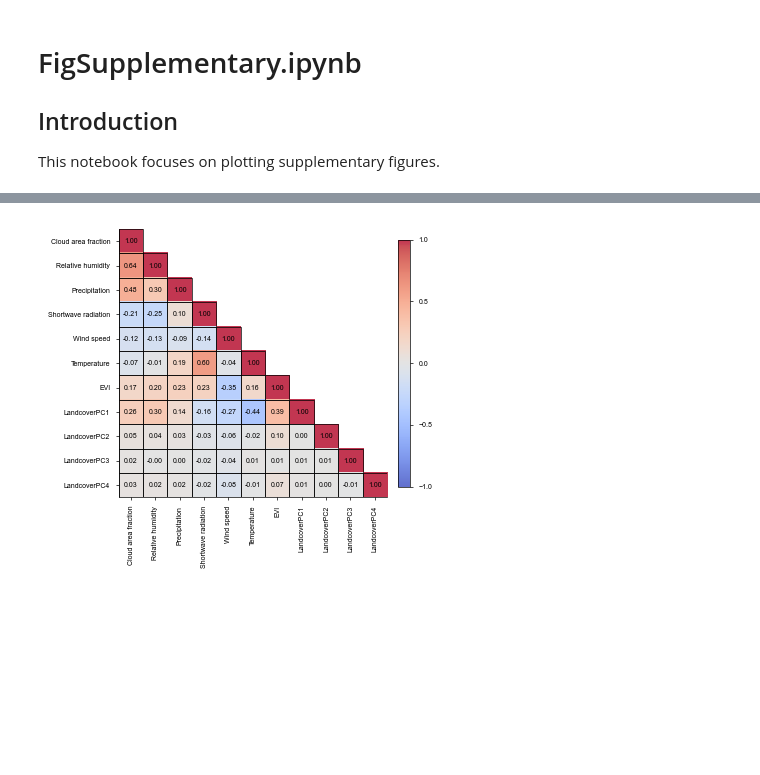
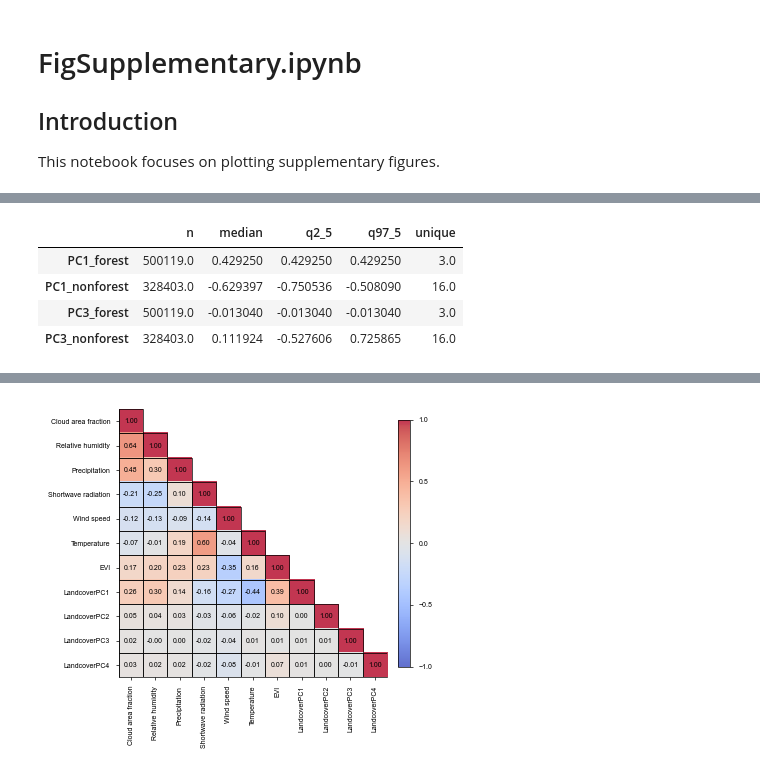
Before and after one commit to KLKua/DeepSDM, a Jupyter notebook: FigSupplementary.ipynb, the cells around one changed output, grey strips where cells are left out. Drawn from its saved outputs; the diff is of its cells as text; code cells hidden in the pictures; blank space fills up the shorter version.

```diff
--- a/FigSupplementary.ipynb
+++ b/FigSupplementary.ipynb
@@ -208,0 +514,81 @@ Pairwise results (species-level medians):
+# %%
+# Read yearly landcover rasters → flatten to 1D vectors (aligned with df rows)
+def read_landcover_codes_for_year(year):
+    path = os.path.join(PU.plot_path_suppl, 'landcover_raw_tif', f"landcover_raw_class_{year}.tif")
+    with rasterio.open(path) as ds:
+        arr = ds.read(1)
+        flat = arr[PU.extent_binary == 1]  # Mask to study area
+    return flat
+# %%
+# pool 2001–2018 across all pixel-years
+pc1_forest, pc1_nonforest = [], []
+pc3_forest, pc3_nonforest = [], []
+
+for y in YEARS:
+    # Read landcover codes
+    lc_codes = read_landcover_codes_for_year(y)  # shape = (n_pixels,)
+    is_valid_lc = ~np.isnan(lc_codes)
+    is_forest = np.isin(lc_codes, list(FOREST_CODES)) & is_valid_lc
+
+    # PC columns for the given year (use the Jan 1 column from df)
+    col_pc1 = pc_col(1, y)
+    col_pc3 = pc_col(3, y)
+    if (col_pc1 not in PU.df_env_pca.columns) or (col_pc3 not in PU.df_env_pca.columns):
+        raise KeyError(f"Missing columns in PU.df_env_pca: {col_pc1} or {col_pc3}")
+
+    v_pc1 = PU.df_env_pca[col_pc1].to_numpy(np.float64)
+    v_pc3 = PU.df_env_pca[col_pc3].to_numpy(np.float64)
+    valid_pc1 = np.isfinite(v_pc1)
+    valid_pc3 = np.isfinite(v_pc3)
+
+    # Per-year per-pixel grouping: Forest vs. Non-forest
+    mask1 = is_forest & valid_pc1
+    mask0 = (~is_forest) & valid_pc1
+    pc1_forest.append(v_pc1[mask1]); pc1_nonforest.append(v_pc1[mask0])
+
+    mask1 = is_forest & valid_pc3
+    mask0 = (~is_forest) & valid_pc3
+    pc3_forest.append(v_pc3[mask1]); pc3_nonforest.append(v_pc3[mask0])
+
+# Concatenate all years
+pc1_forest = np.concatenate(pc1_forest) if pc1_forest else np.array([], dtype=float)
+pc1_nonforest = np.concatenate(pc1_nonforest) if pc1_nonforest else np.array([], dtype=float)
+pc3_forest = np.concatenate(pc3_forest) if pc3_forest else np.array([], dtype=float)
+pc3_nonforest = np.concatenate(pc3_nonforest) if pc3_nonforest else np.array([], dtype=float)
+
+# (Optional) Downsample to speed up plotting/permutation
+def downsample_pair(x1, x0, max_total=MAX_N, seed=42):
+    if max_total is None or max_total <= 0:
+        return x1, x0
+    half = max_total // 2
+    rng = np.random.default_rng(seed)
+    def take(v):
+        return v if v.size <= half else v[rng.choice(v.size, size=half, replace=False)]
+    return take(x1), take(x0)
+
+pc1_forest_ds, pc1_nonforest_ds = downsample_pair(pc1_forest, pc1_nonforest, MAX_N)
+pc3_forest_ds, pc3_nonforest_ds = downsample_pair(pc3_forest, pc3_nonforest, MAX_N)
+
+# Quick summary
+def quick_summ(arr):
+    return dict(
+        n=arr.size,
+        median=float(np.median(arr)),
+        q2_5=float(np.percentile(arr, 2.5)),
+        q97_5=float(np.percentile(arr, 97.5)),
+        unique=int(np.unique(arr).size)
+    )
+
+summary = pd.DataFrame({
+    "PC1_forest": quick_summ(pc1_forest),
+    "PC1_nonforest": quick_summ(pc1_nonforest),
+    "PC3_forest": quick_summ(pc3_forest),
+    "PC3_nonforest": quick_summ(pc3_nonforest),
+}).T
+summary
+# %% [output]
+|  | n | median | q2_5 | q97_5 | unique |
+| PC1_forest | 500119.0 | 0.429250 | 0.429250 | 0.429250 | 3.0 |
+| PC1_nonforest | 328403.0 | -0.629397 | -0.750536 | -0.508090 | 16.0 |
+| PC3_forest | 500119.0 | -0.013040 | -0.013040 | -0.013040 | 3.0 |
+| PC3_nonforest | 328403.0 | 0.111924 | -0.527606 | 0.725865 | 16.0 |
```
Also changed, not shown: parts of 43 cells of this notebook.
